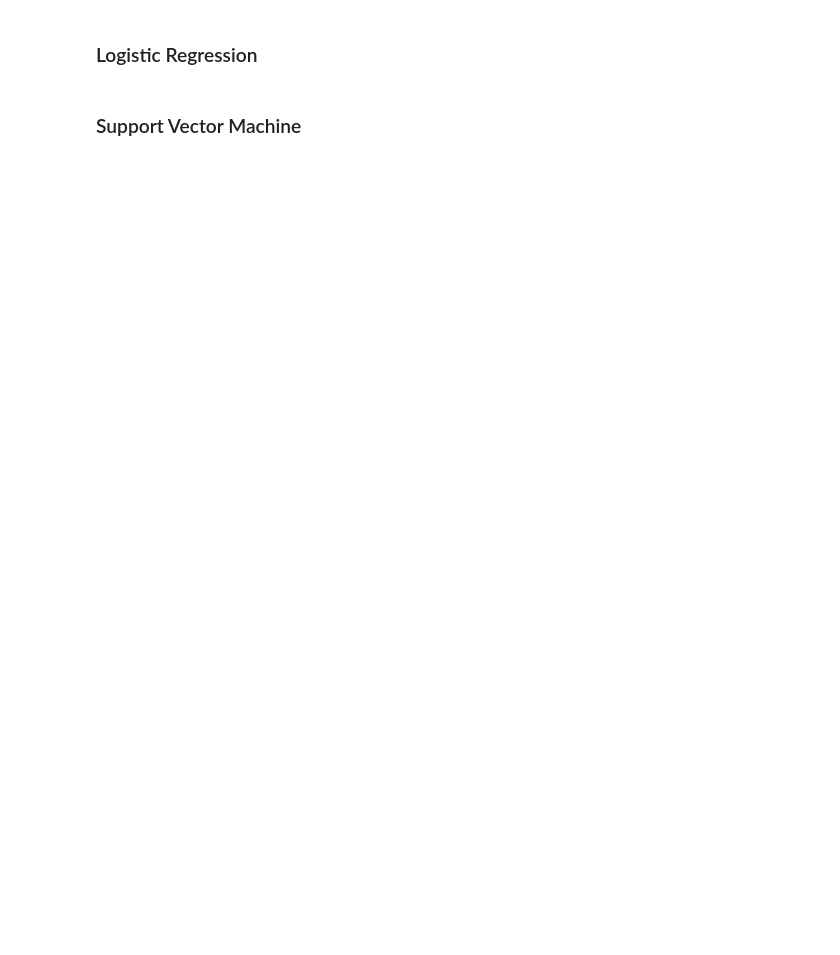
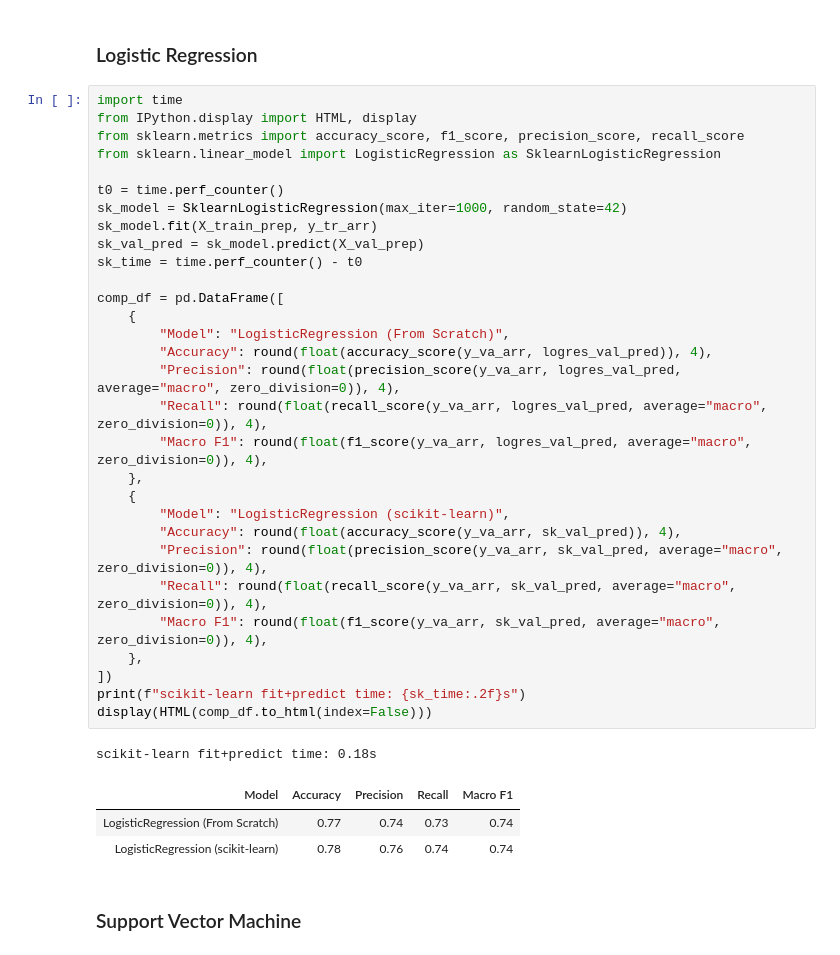
Before and after one commit to Vearance/IF3170_G10_prdlidialogkomAI, a Jupyter notebook: src/notebook.ipynb, the cells around one changed output. Drawn from its saved outputs; the diff is of its cells as text; blank space fills up the shorter version.

```diff
--- a/src/notebook.ipynb
+++ b/src/notebook.ipynb
@@ -1456,4 +1526,39 @@ This section compares each from-scratch model with its `scikit-learn` counterpar
 # %% [markdown]
 ### Logistic Regression
+# %%
+import time
+from IPython.display import HTML, display
+from sklearn.metrics import accuracy_score, f1_score, precision_score, recall_score
+from sklearn.linear_model import LogisticRegression as SklearnLogisticRegression
+
+t0 = time.perf_counter()
+sk_model = SklearnLogisticRegression(max_iter=1000, random_state=42)
+sk_model.fit(X_train_prep, y_tr_arr)
+sk_val_pred = sk_model.predict(X_val_prep)
+sk_time = time.perf_counter() - t0
+
+comp_df = pd.DataFrame([
+    {
+        "Model": "LogisticRegression (From Scratch)",
+        "Accuracy": round(float(accuracy_score(y_va_arr, logres_val_pred)), 4),
+        "Precision": round(float(precision_score(y_va_arr, logres_val_pred, average="macro", zero_division=0)), 4),
+        "Recall": round(float(recall_score(y_va_arr, logres_val_pred, average="macro", zero_division=0)), 4),
+        "Macro F1": round(float(f1_score(y_va_arr, logres_val_pred, average="macro", zero_division=0)), 4),
+    },
+    {
+        "Model": "LogisticRegression (scikit-learn)",
+        "Accuracy": round(float(accuracy_score(y_va_arr, sk_val_pred)), 4),
+        "Precision": round(float(precision_score(y_va_arr, sk_val_pred, average="macro", zero_division=0)), 4),
+        "Recall": round(float(recall_score(y_va_arr, sk_val_pred, average="macro", zero_division=0)), 4),
+        "Macro F1": round(float(f1_score(y_va_arr, sk_val_pred, average="macro", zero_division=0)), 4),
+    },
+])
+print(f"scikit-learn fit+predict time: {sk_time:.2f}s")
+display(HTML(comp_df.to_html(index=False)))
+# %% [output]
+scikit-learn fit+predict time: 0.18s
+| Model | Accuracy | Precision | Recall | Macro F1 |
+| LogisticRegression (From Scratch) | 0.77 | 0.74 | 0.73 | 0.74 |
+| LogisticRegression (scikit-learn) | 0.78 | 0.76 | 0.74 | 0.74 |
 # %% [markdown]
 ### Support Vector Machine
```
Also changed, not shown: parts of 4 cells of this notebook.
